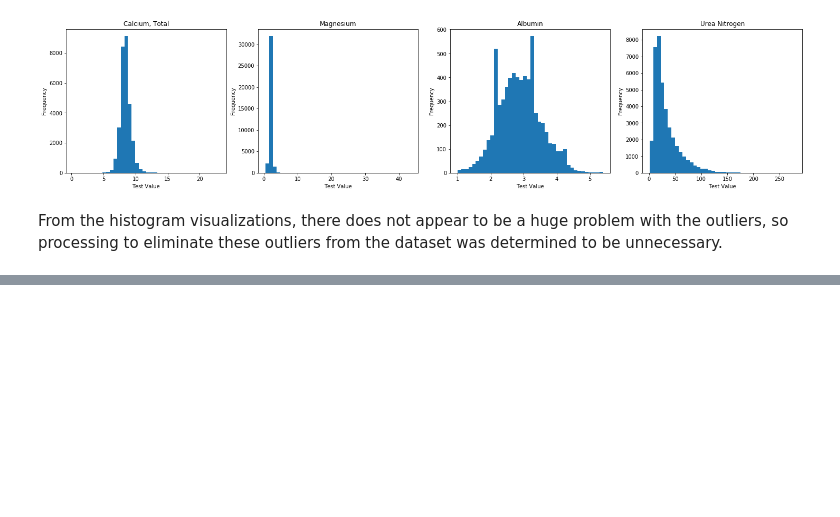
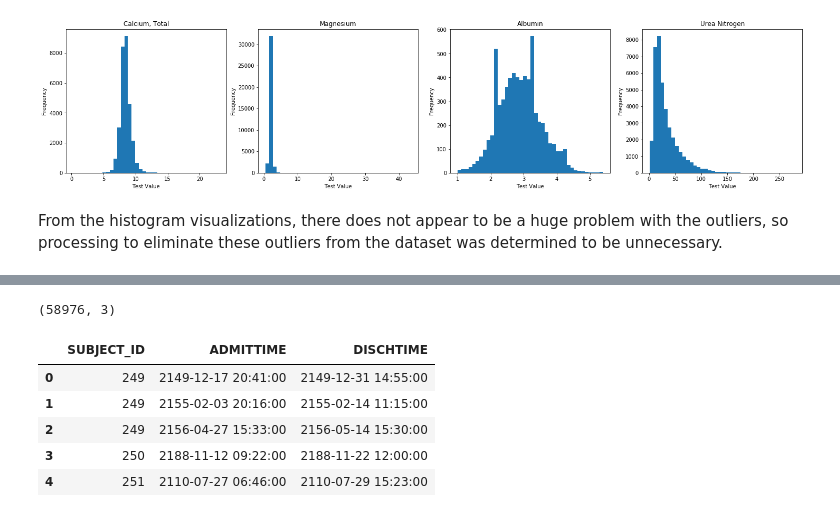
Before and after one commit to asheu96/final_project_prompt, a Jupyter notebook: Final Project.ipynb, the cells around one changed output, grey strips where cells are left out. Drawn from its saved outputs; the diff is of its cells as text; code cells hidden in the pictures; blank space fills up the shorter version.

```diff
--- a/Final Project.ipynb
+++ b/Final Project.ipynb
@@ -236,0 +259,14 @@ From the histogram visualizations, there does not appear to be a huge problem wi
+# %%
+subset = mergedAdmission[['SUBJECT_ID', 'ADMITTIME', 'DISCHTIME']]
+subset.shape
+# %% [output]
+(58976, 3)
+# %%
+subset.head()
+# %% [output]
+|  | SUBJECT_ID | ADMITTIME | DISCHTIME |
+| 0 | 249 | 2149-12-17 20:41:00 | 2149-12-31 14:55:00 |
+| 1 | 249 | 2155-02-03 20:16:00 | 2155-02-14 11:15:00 |
+| 2 | 249 | 2156-04-27 15:33:00 | 2156-05-14 15:30:00 |
+| 3 | 250 | 2188-11-12 09:22:00 | 2188-11-22 12:00:00 |
+| 4 | 251 | 2110-07-27 06:46:00 | 2110-07-29 15:23:00 |
```
Also changed, not shown: parts of 6 cells of this notebook.
